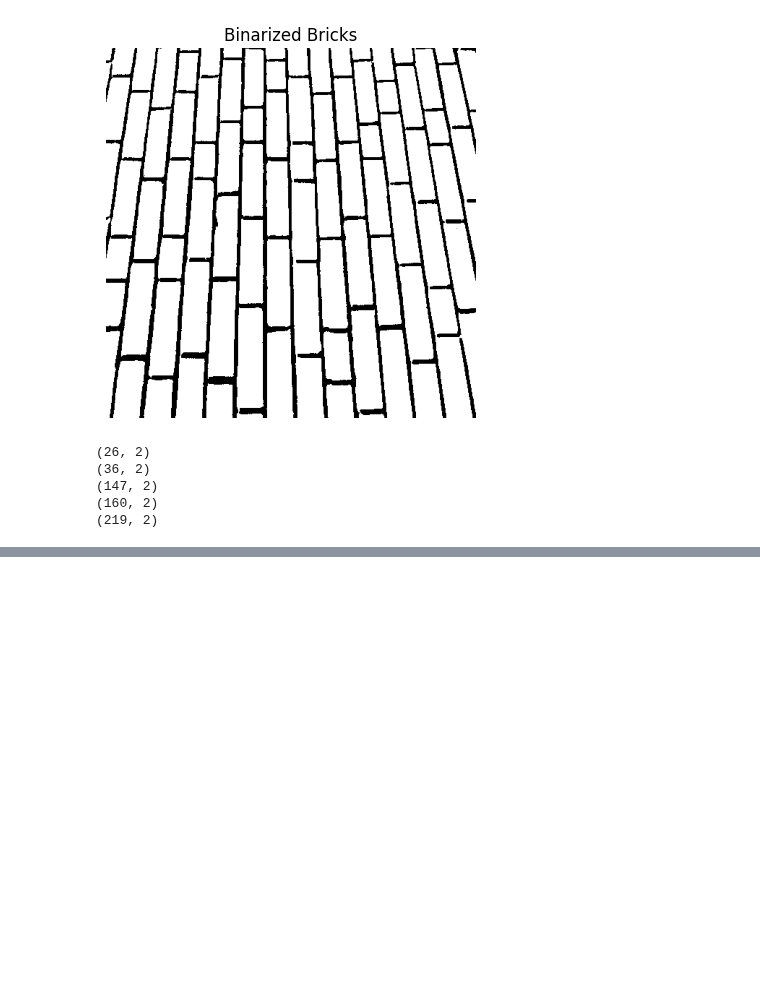
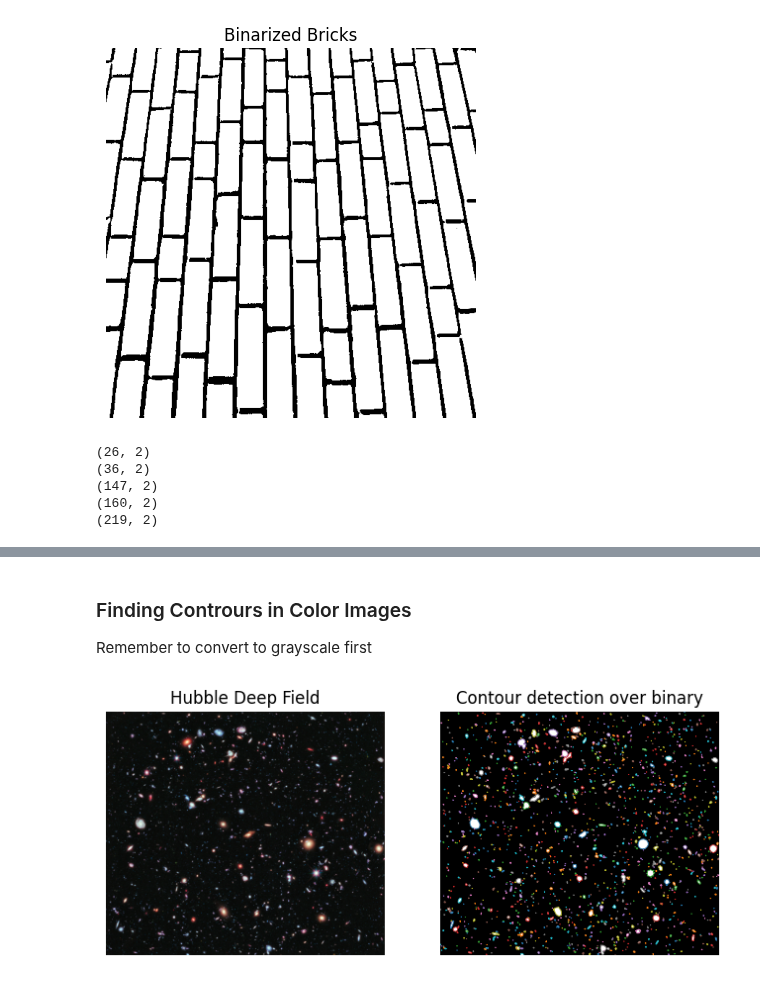
Before and after one commit to r-leyshon/image-processing, a Jupyter notebook: scikit-image/image-processing-with-skimage/04-segmentation.ipynb, the cells around one changed output, grey strips where cells are left out. Saved outputs shown, nothing was run; the diff lists cells and outputs as text; code cells hidden in the pictures; blank space fills up the shorter version.

```diff
--- a/scikit-image/image-processing-with-skimage/04-segmentation.ipynb
+++ b/scikit-image/image-processing-with-skimage/04-segmentation.ipynb
@@ -64,0 +67,23 @@ plt.show()
+# %% [markdown]
+### Finding Contrours in Color Images
+
+Remember to convert to grayscale first
+# %%
+hubble = data.hubble_deep_field()
+# grayscale
+hubble_grey = rgb2gray(hubble)
+thresh = threshold_otsu(hubble_grey)
+hubble_binary = hubble_grey < thresh
+hubble_contours = find_contours(hubble_binary, 0.8)
+fig, (ax1, ax2) = plt.subplots(ncols=2, figsize=(8,6), sharex=True, sharey=True)
+ax1.imshow(hubble)
+ax1.axis("off")
+ax1.set_title("Hubble Deep Field")
+ax2.imshow(hubble_binary, cmap="Greys")
+for i in hubble_contours:
+    ax2.plot(i[:,1],i[:,0], linewidth=0.5)
+ax2.axis("off")
+ax2.set_title("Contour detection over binary")
+plt.show()
+# %% [output]
+[figure, added]
```
Also changed, not shown: parts of 2 cells of this notebook.
